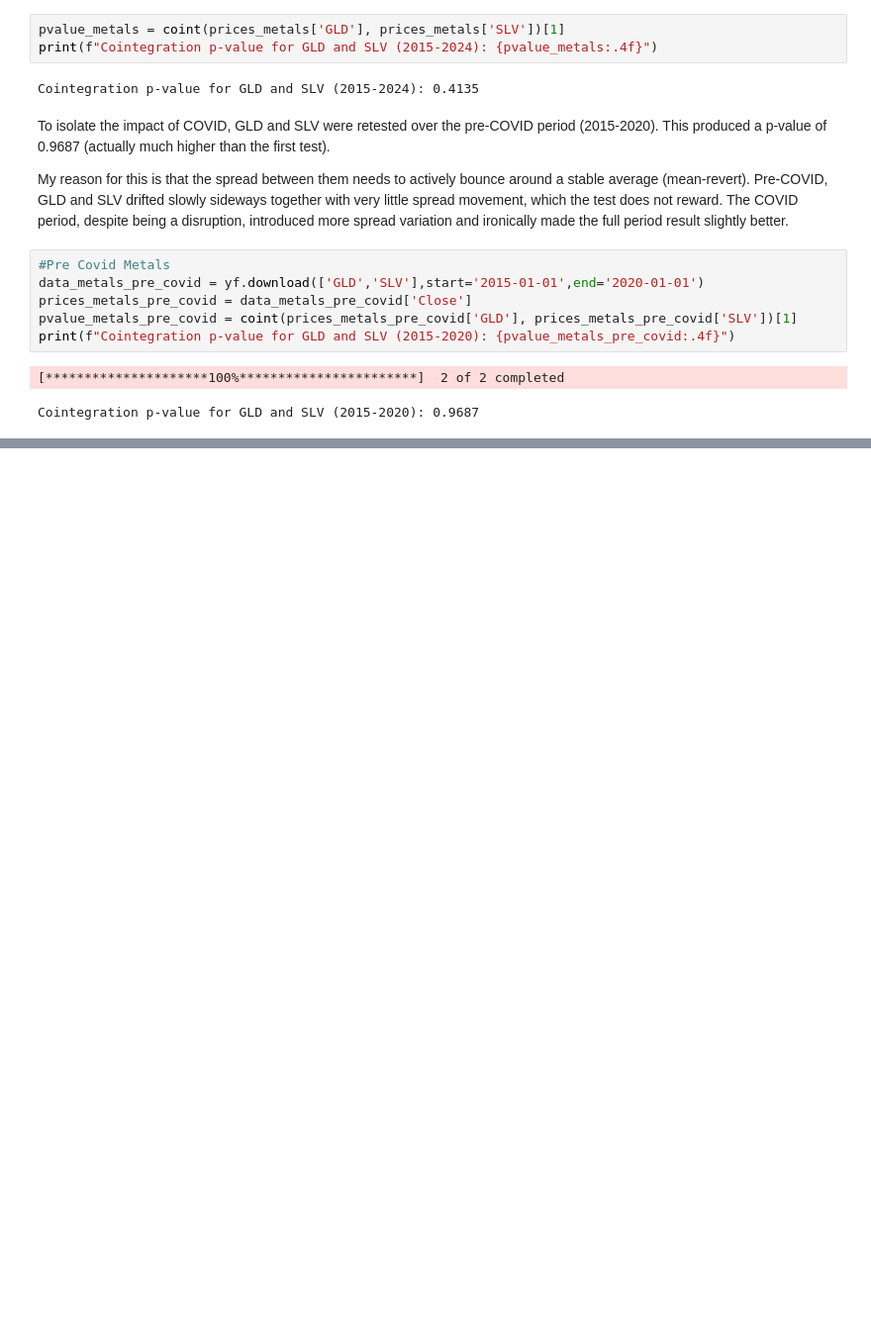
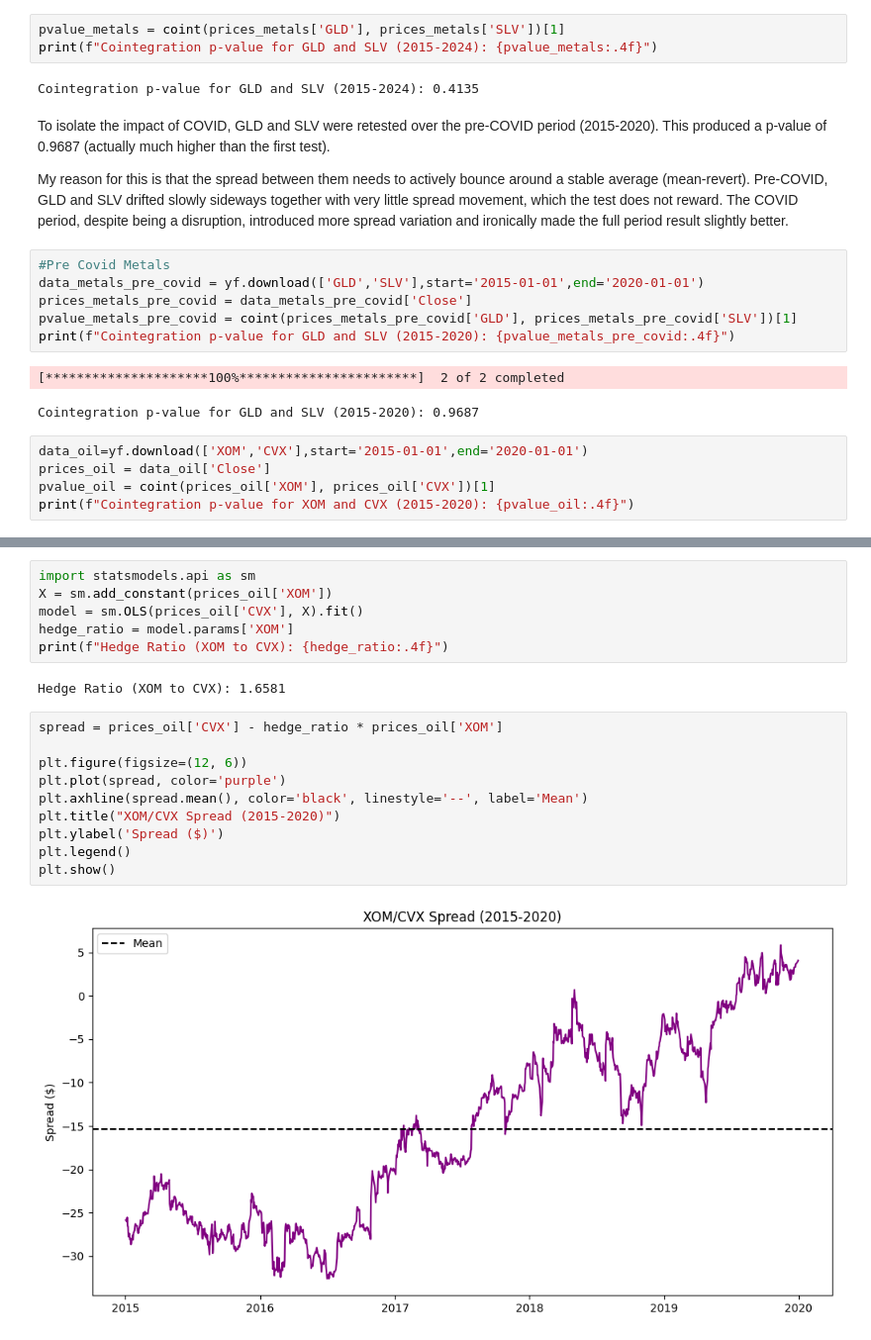
Before and after one commit to jonklein2007-hue/python-finance, a Jupyter notebook: projects/pair_trading.ipynb, the cells around one changed output, grey strips where cells are left out. Shown at 99% size. Saved outputs shown, nothing was run; the diff lists cells and outputs as text; blank space fills up the shorter version.

```diff
--- a/projects/pair_trading.ipynb
+++ b/projects/pair_trading.ipynb
@@ -115,3 +115,8 @@ print(f"Cointegration p-value for GLD and SLV (2015-2020): {pvalue_metals_pre_co
 # %% [output]
 [*********************100%***********************]  2 of 2 completed
 Cointegration p-value for GLD and SLV (2015-2020): 0.9687
+# %%
+data_oil=yf.download(['XOM','CVX'],start='2015-01-01',end='2020-01-01')
+prices_oil = data_oil['Close']
+pvalue_oil = coint(prices_oil['XOM'], prices_oil['CVX'])[1]
+print(f"Cointegration p-value for XOM and CVX (2015-2020): {pvalue_oil:.4f}")
@@ -117,0 +134,20 @@ Cointegration p-value for GLD and SLV (2015-2020): 0.9687
+# %%
+import statsmodels.api as sm
+X = sm.add_constant(prices_oil['XOM'])
+model = sm.OLS(prices_oil['CVX'], X).fit()
+hedge_ratio = model.params['XOM']
+print(f"Hedge Ratio (XOM to CVX): {hedge_ratio:.4f}")
+# %% [output]
+Hedge Ratio (XOM to CVX): 1.6581
+# %%
+spread = prices_oil['CVX'] - hedge_ratio * prices_oil['XOM']
+
+plt.figure(figsize=(12, 6))
+plt.plot(spread, color='purple')
+plt.axhline(spread.mean(), color='black', linestyle='--', label='Mean')
+plt.title("XOM/CVX Spread (2015-2020)")
+plt.ylabel('Spread ($)')
+plt.legend()
+plt.show()
+# %% [output]
+[figure, added]
```
Also changed, not shown: parts of 9 cells of this notebook.
